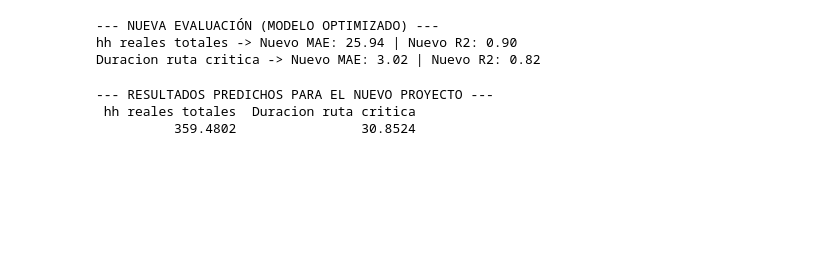
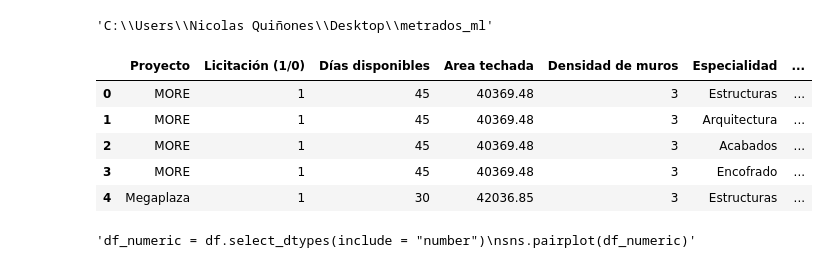
Before and after one commit to NICOLASQUINONES12/metrados_ml, a Jupyter notebook: Untitled.ipynb, the cells around one changed output. Cells and saved outputs as stored; diff of their text form; code cells hidden in the pictures; blank space fills up the shorter version.

Commit message:
intento con pocos datos

```diff
--- a/Untitled.ipynb
+++ b/Untitled.ipynb
@@ -483,50 +1,22 @@ Mejores parámetros encontrados: {'bootstrap': True, 'max_depth': 10, 'min_sampl
-# %%
-from sklearn.metrics import mean_absolute_error, r2_score
-
-y_pred_opt = mejor_modelo.predict(X_test)
-y_pred_opt_df = pd.DataFrame(y_pred_opt, columns=y_test.columns)
-
-print("\n--- NUEVA EVALUACIÓN (MODELO OPTIMIZADO) ---")
-for col in y_test.columns:
-    mae_nuevo = mean_absolute_error(y_test[col], y_pred_opt_df[col])
-    r2_nuevo = r2_score(y_test[col], y_pred_opt_df[col])
-    print(f"{col} -> Nuevo MAE: {mae_nuevo:.2f} | Nuevo R2: {r2_nuevo:.2f}")
-# %% [output]
---- NUEVA EVALUACIÓN (MODELO OPTIMIZADO) ---
-hh reales totales -> Nuevo MAE: 25.94 | Nuevo R2: 0.90
-Duracion ruta critica -> Nuevo MAE: 3.02 | Nuevo R2: 0.82
-# %%
-# 1. Creamos un proyecto desde cero con valores lógicos
-# Supongamos un proyecto de Arquitectura de 35,000 m2 con planos regulares
-datos_proyecto = {
-    'Area techada': [35000],
-    'Calidad inicial planos': [3],  # Escala 1-5
-    'Dias disponibles': [25],
-    'Exp. pond. planificada': [4.2],
-    'Personas planificadas': [12],
-    # Para las columnas One-Hot, ponemos 1 en la que corresponda y 0 en las demás
-    'Especialidad_Arquitectura': [1],
-    'Especialidad_Acabados': [0],
-    'Especialidad_Estructuras': [0],
-    'Densidad de muros_Alta': [1],
-    'Densidad de muros_Baja': [0],
-    'Tipo de sistema estructural_Dual': [1],
-    'Tipo de sistema estructural_Muros Ductilidad Limitada': [0]
-}
-
-# 2. Convertirlo a DataFrame
-# Nota: Si te faltan columnas de las que generó get_dummies,
-# puedes usar .reindex(columns=X.columns, fill_value=0)
-X_nuevo = pd.DataFrame(datos_proyecto).reindex(columns=X.columns, fill_value=0)
-
-# 3. ¡Predicción!
-prediccion = modelo_rf.predict(X_nuevo)
-
-# 4. Mostrar resultados formateados
-res_df = pd.DataFrame(prediccion, columns=y.columns)
-print("--- RESULTADOS PREDICHOS PARA EL NUEVO PROYECTO ---")
-print(res_df.to_string(index=False))
-# %% [output]
---- RESULTADOS PREDICHOS PARA EL NUEVO PROYECTO ---
- hh reales totales  Duracion ruta critica
-          359.4802                30.8524
+# %%
+import pandas as pd
+import os
+os.getcwd()
+# %% [output]
+'C:\\Users\\Nicolas Quiñones\\Desktop\\metrados_ml'
+# %%
+df = pd.read_csv("C:/Users/Nicolas Quiñones/Desktop/BESCO_machine_learning/datos_1.csv", encoding = "latin1", sep = ";")
+df.head()
+# %% [output]
+|  | Proyecto | Licitación (1/0) | Días disponibles | Area techada | Densidad de muros | Especialidad | ... |
+| 0 | MORE | 1 | 45 | 40369.48 | 3 | Estructuras | ... |
+| 1 | MORE | 1 | 45 | 40369.48 | 3 | Arquitectura | ... |
+| 2 | MORE | 1 | 45 | 40369.48 | 3 | Acabados | ... |
+| 3 | MORE | 1 | 45 | 40369.48 | 3 | Encofrado | ... |
+| 4 | Megaplaza | 1 | 30 | 42036.85 | 3 | Estructuras | ... |
+# %%
+import seaborn as sns
+"""df_numeric = df.select_dtypes(include = "number")
+sns.pairplot(df_numeric)"""
+# %% [output]
+'df_numeric = df.select_dtypes(include = "number")\nsns.pairplot(df_numeric)'
```
Also changed, not shown: parts of 23 cells of this notebook.
